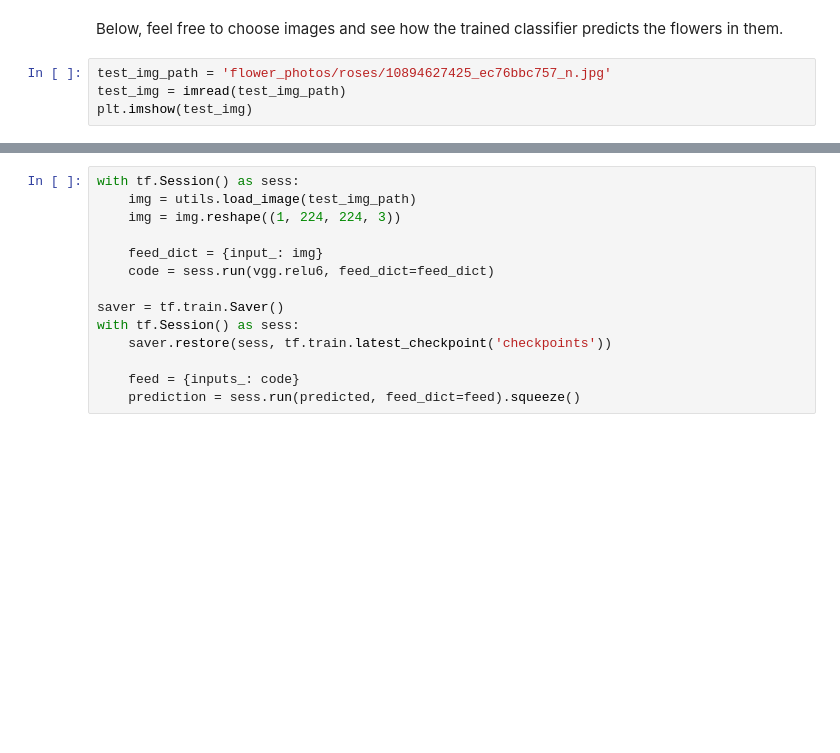
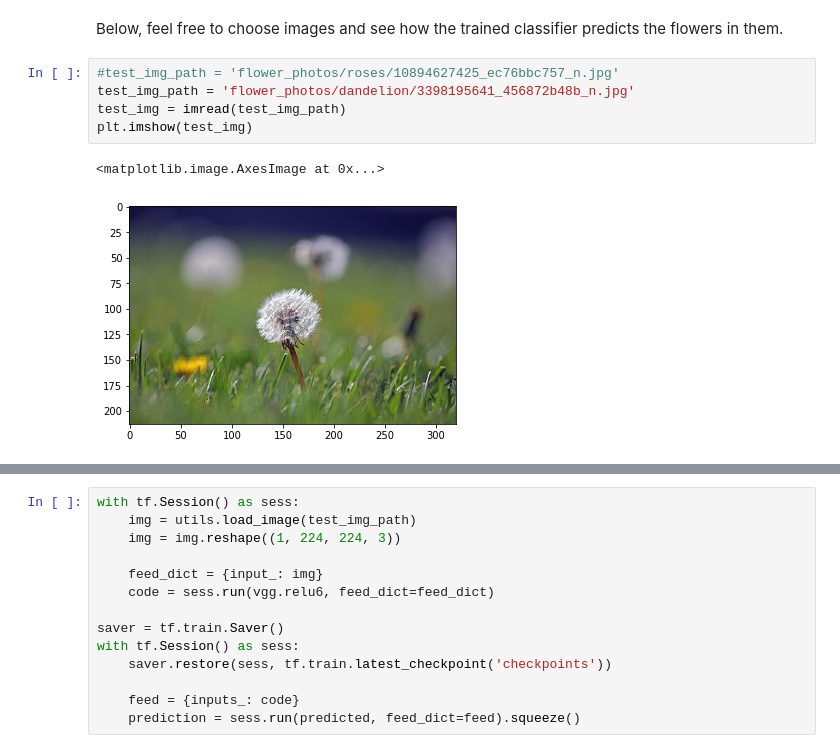
Before and after one commit to kazzz24/deep-learning, a Jupyter notebook: transfer-learning/Transfer_Learning.ipynb, the cells around one changed output, grey strips where cells are left out. Cells and saved outputs as stored; diff of their text form; blank space fills up the shorter version.

```diff
--- a/transfer-learning/Transfer_Learning.ipynb
+++ b/transfer-learning/Transfer_Learning.ipynb
@@ -407,9 +447,13 @@ from scipy.ndimage import imread
 # %% [markdown]
 Below, feel free to choose images and see how the trained classifier predicts the flowers in them.
 # %%
-test_img_path = 'flower_photos/roses/10894627425_ec76bbc757_n.jpg'
+#test_img_path = 'flower_photos/roses/10894627425_ec76bbc757_n.jpg'
+test_img_path = 'flower_photos/dandelion/3398195641_456872b48b_n.jpg'
 test_img = imread(test_img_path)
 plt.imshow(test_img)
+# %% [output]
+<matplotlib.image.AxesImage at 0x...>
+[figure, added]
 # %%
 # Run this cell if you don't have a vgg graph built
 if 'vgg' in globals():
```
Also changed, not shown: parts of 15 cells of this notebook.
